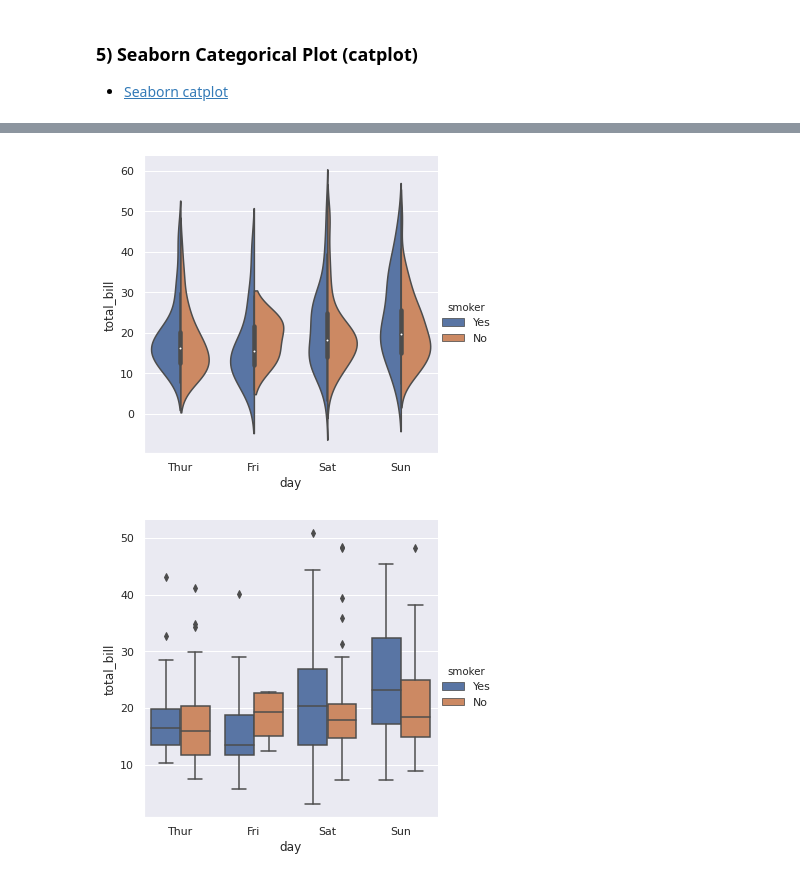
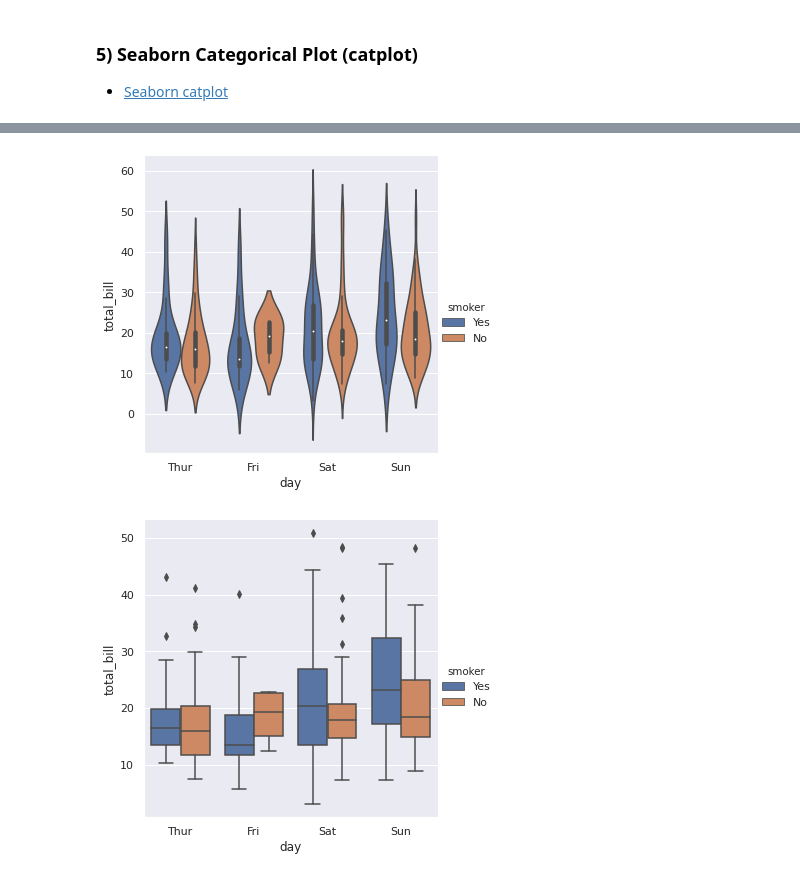
Before and after one commit to visiont3lab/data-visualization, a Jupyter notebook: courses/seaborn/Seaborn.ipynb, the cells around one changed output, grey strips where cells are left out. Drawn from its saved outputs; the diff is of its cells as text; code cells hidden in the pictures.

```diff
--- a/courses/seaborn/Seaborn.ipynb
+++ b/courses/seaborn/Seaborn.ipynb
@@ -251,14 +264,14 @@ sns.catplot(x="day", y="total_bill", hue="smoker",
 # %%
 # Se la granularity non ci convince nell'esprimere la quantità di conti a un certo valore
 # possiamo usare il violin plot (kernel density estimation)
 sns.catplot(x="day", y="total_bill", hue="smoker",
-            kind="violin", split=True,inner="box", data=tips);
+            kind="violin", split=False,inner="box", data=tips);
 # slipt = True, False
 # inner = box, quartile, point stick None
 # box plots show data points outside 1.5 * the inter-quartile range as outliers above or below the whiskers whereas violin plots show the whole range of the data.
 # box plot risponde in modo rapido a quali sono per giorni i total_bill più comuni
 # %% [output]
-[figure, old version]
+[figure, new version]
 # %%
 # Mostriamo solo il valore medio e l 'intervallo (Box plot per vedere gli intervalli medi)
 sns.catplot(x="day", y="total_bill", hue="smoker",
```
Also changed, not shown: parts of 6 cells of this notebook.
